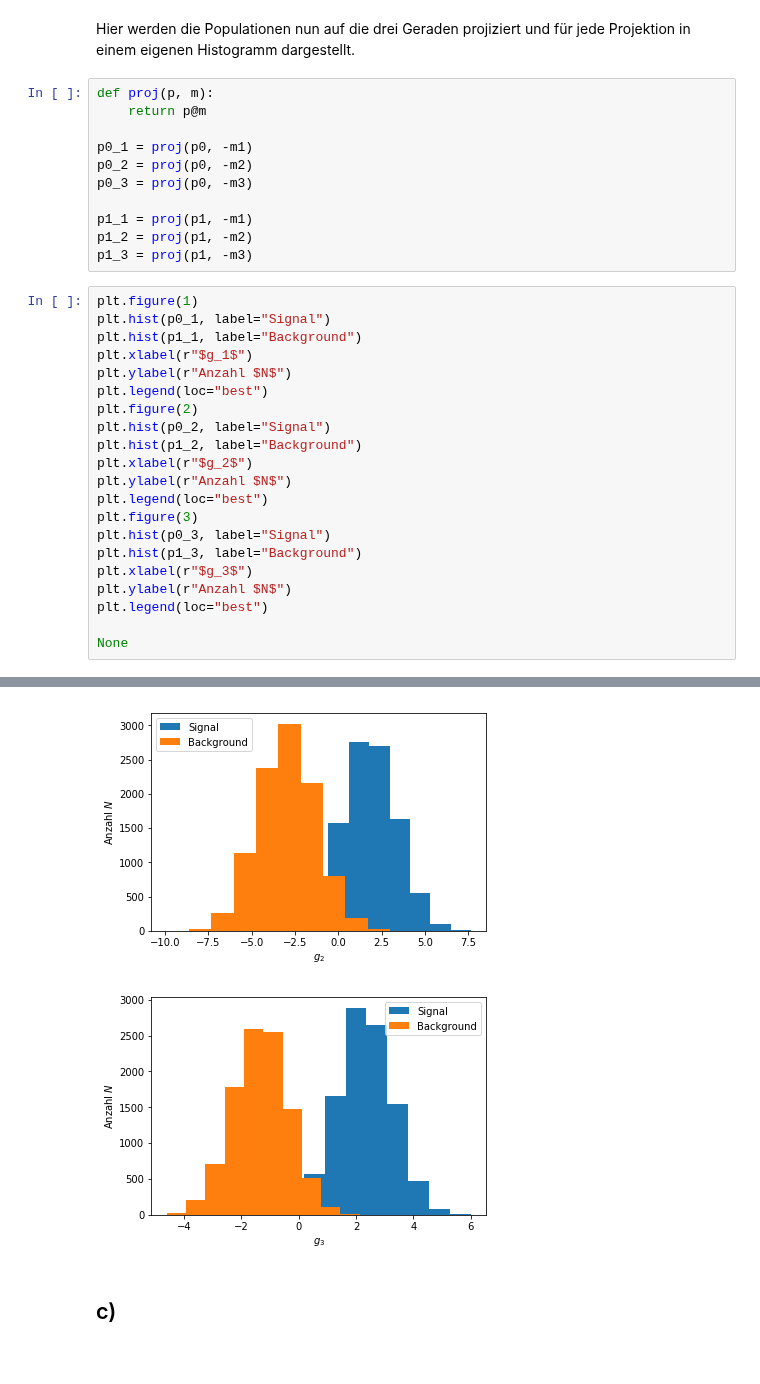
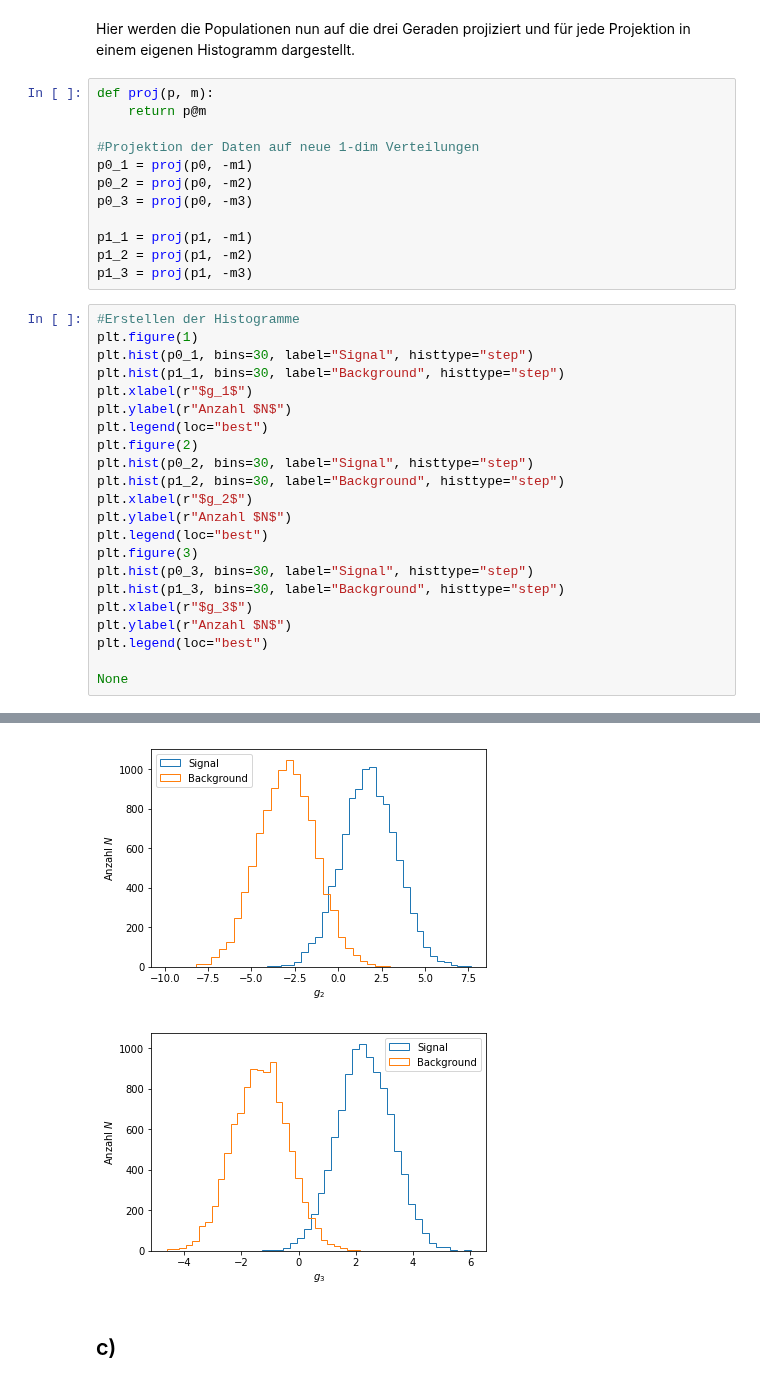
Before and after one commit to jpwgnr/SMD_Abgaben, a Jupyter notebook: Blatt6_Schubert_Herdieckerhoff_Overhoff/Blatt6.ipynb, the cells around one changed output, grey strips where cells are left out. Drawn from its saved outputs; the diff is of its cells as text.

```diff
--- a/Blatt6_Schubert_Herdieckerhoff_Overhoff/Blatt6.ipynb
+++ b/Blatt6_Schubert_Herdieckerhoff_Overhoff/Blatt6.ipynb
@@ -249,6 +255,7 @@ Hier werden die Populationen nun auf die drei Geraden projiziert und für jede P
 def proj(p, m):
     return p@m
 
+#Projektion der Daten auf neue 1-dim Verteilungen
 p0_1 = proj(p0, -m1)
 p0_2 = proj(p0, -m2)
 p0_3 = proj(p0, -m3)
@@ -257,21 +264,22 @@ p1_1 = proj(p1, -m1)
 p1_2 = proj(p1, -m2)
 p1_3 = proj(p1, -m3)
 # %%
+#Erstellen der Histogramme
 plt.figure(1)
-plt.hist(p0_1, label="Signal")
-plt.hist(p1_1, label="Background")
+plt.hist(p0_1, bins=30, label="Signal", histtype="step")
+plt.hist(p1_1, bins=30, label="Background", histtype="step")
 plt.xlabel(r"$g_1$")
 plt.ylabel(r"Anzahl $N$")
 plt.legend(loc="best")
 plt.figure(2)
-plt.hist(p0_2, label="Signal")
-plt.hist(p1_2, label="Background")
+plt.hist(p0_2, bins=30, label="Signal", histtype="step")
+plt.hist(p1_2, bins=30, label="Background", histtype="step")
 plt.xlabel(r"$g_2$")
 plt.ylabel(r"Anzahl $N$")
 plt.legend(loc="best")
 plt.figure(3)
-plt.hist(p0_3, label="Signal")
-plt.hist(p1_3, label="Background")
+plt.hist(p0_3, bins=30, label="Signal", histtype="step")
+plt.hist(p1_3, bins=30, label="Background", histtype="step")
 plt.xlabel(r"$g_3$")
 plt.ylabel(r"Anzahl $N$")
 plt.legend(loc="best")
@@ -282,5 +290,5 @@ None
-[figure, old version]
+[figure, new version]
-[figure, old version]
+[figure, new version]
 # %% [markdown]
 ## c)
 # %% [markdown]
```
Also changed, not shown: parts of 14 cells of this notebook.
